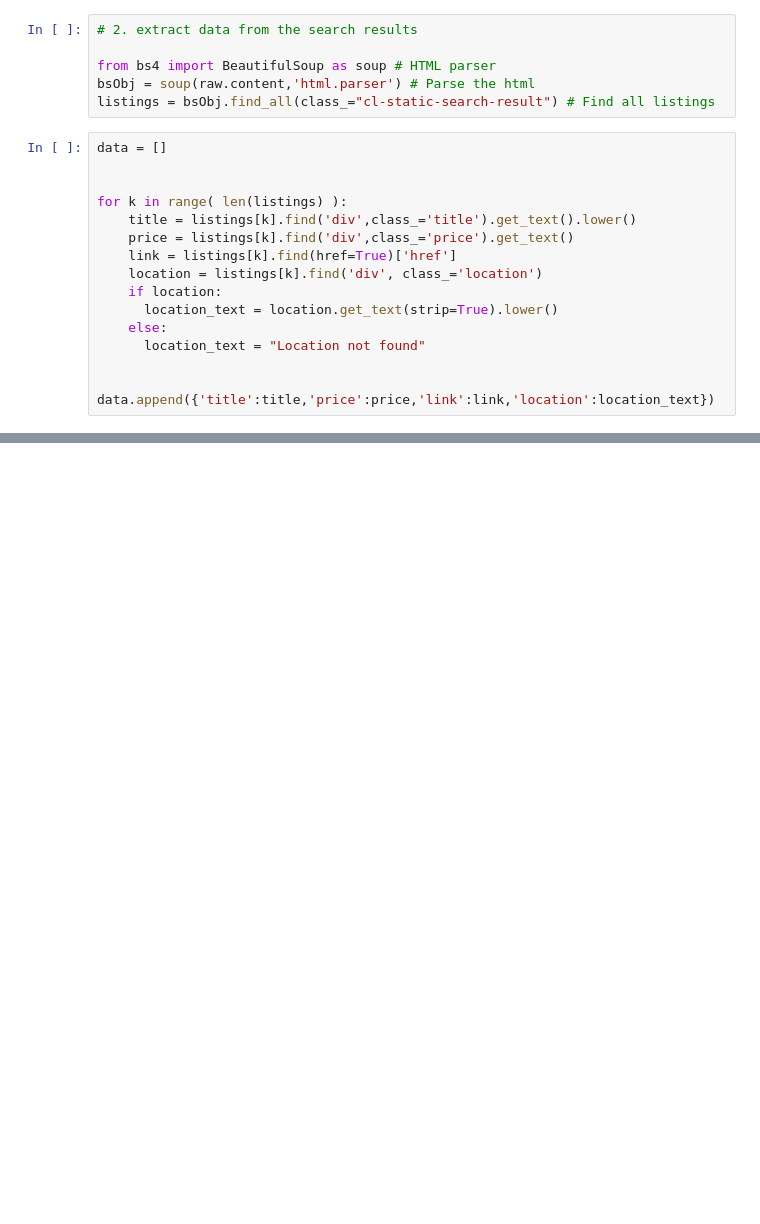
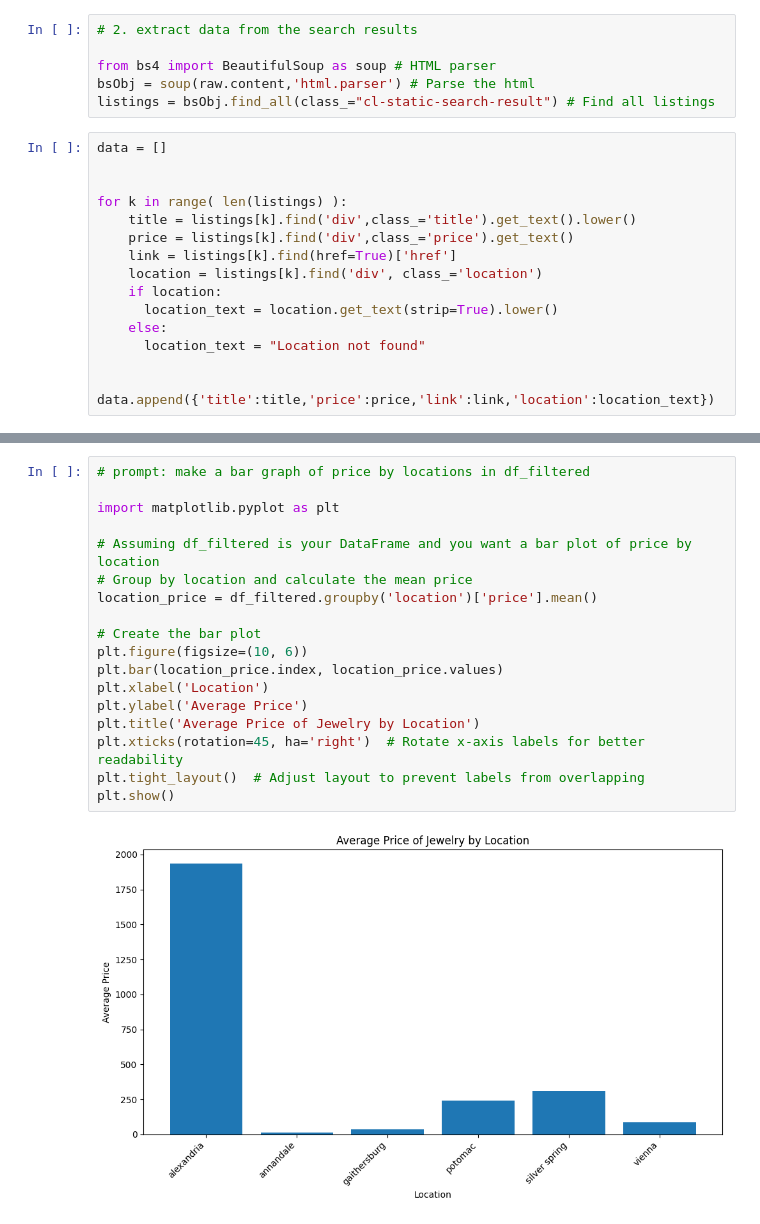
Before and after one commit to natalieassaad/labs, a Jupyter notebook: 02_scraping/lab_notebook.ipynb, the cells around one changed output, grey strips where cells are left out. Drawn from its saved outputs; the diff is of its cells as text; blank space fills up the shorter version.

```diff
--- a/02_scraping/lab_notebook.ipynb
+++ b/02_scraping/lab_notebook.ipynb
@@ -423,0 +415,20 @@ sns.move_legend(ax, "upper left", bbox_to_anchor=(1, 1))
+# %%
+# prompt: make a bar graph of price by locations in df_filtered
+
+import matplotlib.pyplot as plt
+
+# Assuming df_filtered is your DataFrame and you want a bar plot of price by location
+# Group by location and calculate the mean price
+location_price = df_filtered.groupby('location')['price'].mean()
+
+# Create the bar plot
+plt.figure(figsize=(10, 6))
+plt.bar(location_price.index, location_price.values)
+plt.xlabel('Location')
+plt.ylabel('Average Price')
+plt.title('Average Price of Jewelry by Location')
+plt.xticks(rotation=45, ha='right')  # Rotate x-axis labels for better readability
+plt.tight_layout()  # Adjust layout to prevent labels from overlapping
+plt.show()
+# %% [output]
+[figure, added]
```
Also changed, not shown: parts of 6 cells of this notebook.
